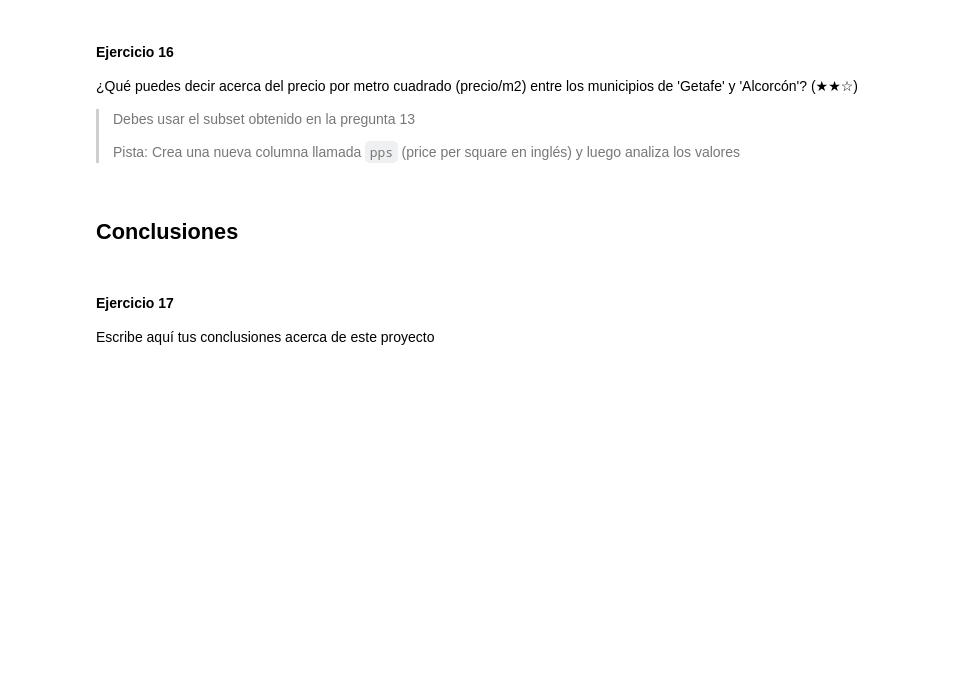
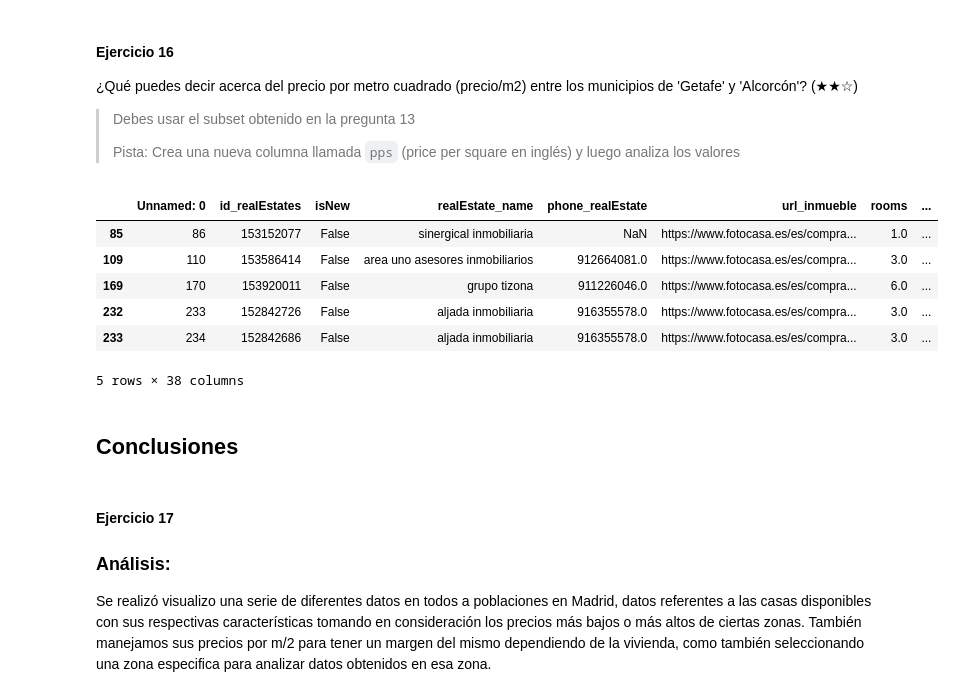
Before and after one commit to 4GeeksAcademy/Antonio27M-proyecto001-pandas, a Jupyter notebook: 02-project-pandas-real-state (1).ipynb, the cells around one changed output. Saved outputs shown, nothing was run; the diff lists cells and outputs as text; code cells hidden in the pictures; blank space fills up the shorter version.

```diff
--- a/02-project-pandas-real-state (1).ipynb
+++ b/02-project-pandas-real-state (1).ipynb
@@ -296,10 +300,22 @@ Index(['Unnamed: 0', 'id_realEstates', 'isNew', 'realEstate_name',
 >
 > Pista: Crea una nueva columna llamada `pps` (price per square en inglés) y luego analiza los valores
 # %%
-# TODO
+df_sub_ciudades_2 = df.loc[df['level5'].isin(["Getafe", "Alcorcón"])]
+df['pps'] = df.apply(lambda x: x["price"] / x["surface"], axis=1)
+df_sub_ciudades_2.head(5)
+# %% [output]
+|  | Unnamed: 0 | id_realEstates | isNew | realEstate_name | phone_realEstate | url_inmueble | rooms | ... |
+| 85 | 86 | 153152077 | False | sinergical inmobiliaria | NaN | https://www.fotocasa.es/es/compra... | 1.0 | ... |
+| 109 | 110 | 153586414 | False | area uno asesores inmobiliarios | 912664081.0 | https://www.fotocasa.es/es/compra... | 3.0 | ... |
+| 169 | 170 | 153920011 | False | grupo tizona | 911226046.0 | https://www.fotocasa.es/es/compra... | 6.0 | ... |
+| 232 | 233 | 152842726 | False | aljada inmobiliaria | 916355578.0 | https://www.fotocasa.es/es/compra... | 3.0 | ... |
+| 233 | 234 | 152842686 | False | aljada inmobiliaria | 916355578.0 | https://www.fotocasa.es/es/compra... | 3.0 | ... |
+5 rows × 38 columns
 # %% [markdown]
 ## Conclusiones
 # %% [markdown]
 #### Ejercicio 17
+### Análisis:
 
-Escribe aquí tus conclusiones acerca de este proyecto
+
+Se realizó visualizo una serie de diferentes datos en todos a poblaciones en Madrid, datos referentes a las casas disponibles con sus respectivas características tomando en consideración los precios más bajos o más altos de ciertas zonas. También manejamos sus precios por m/2 para tener un margen del mismo dependiendo de la vivienda, como también seleccionando una zona especifica para analizar datos obtenidos en esa zona.
```
Also changed, not shown: parts of 5 cells of this notebook.
